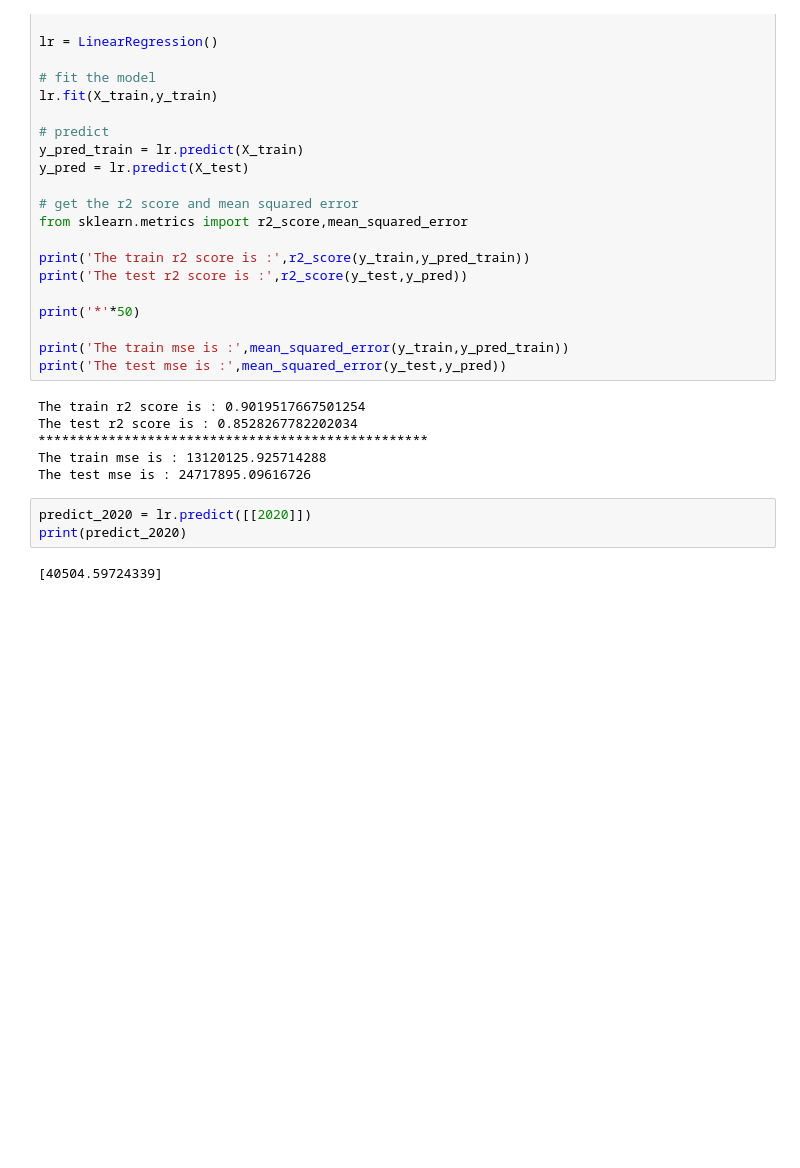
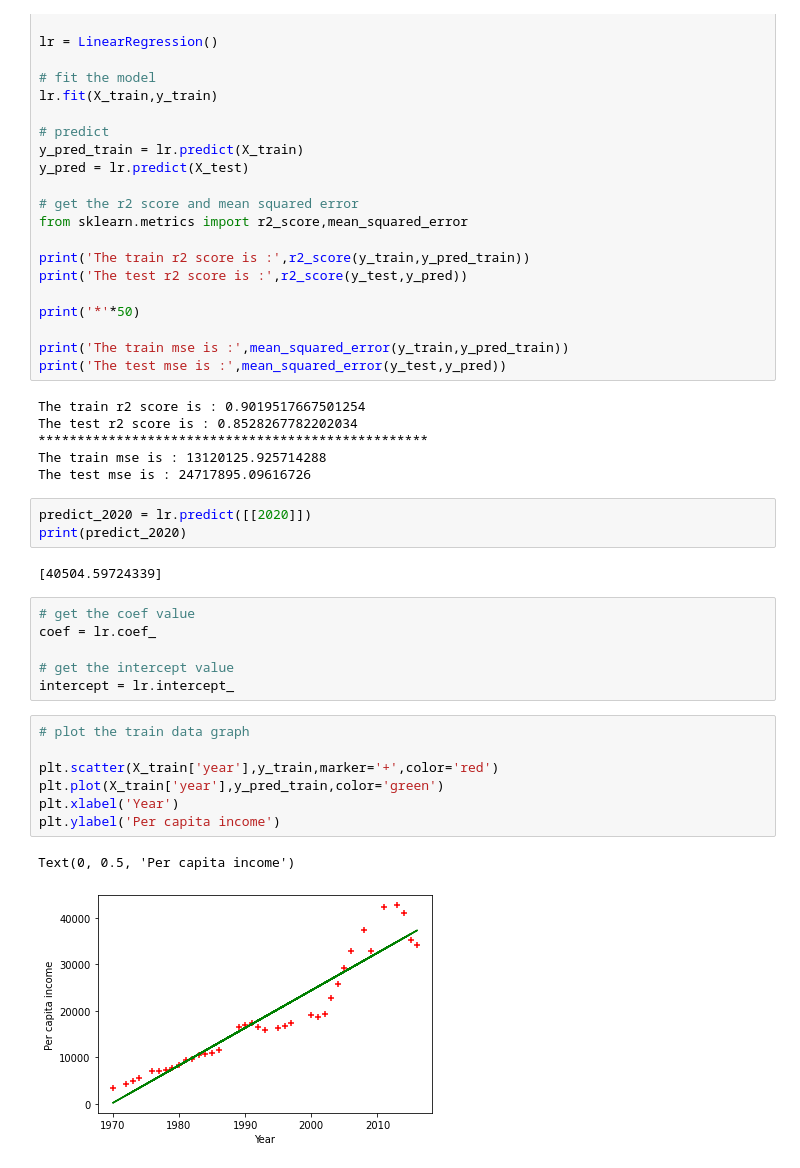
Before and after one commit to himanshuarora1703/codebasics-ML-exercise, a Jupyter notebook: Linear Regression/Linear_Regression_exercise.ipynb, the cells around one changed output. Saved outputs shown, nothing was run; the diff lists cells and outputs as text; blank space fills up the shorter version.

```diff
--- a/Linear Regression/Linear_Regression_exercise.ipynb
+++ b/Linear Regression/Linear_Regression_exercise.ipynb
@@ -90,3 +90,19 @@ predict_2020 = lr.predict([[2020]])
 print(predict_2020)
 # %% [output]
 [40504.59724339]
+# %%
+# get the coef value
+coef = lr.coef_
+
+# get the intercept value
+intercept = lr.intercept_
+# %%
+# plot the train data graph
+
+plt.scatter(X_train['year'],y_train,marker='+',color='red')
+plt.plot(X_train['year'],y_pred_train,color='green')
+plt.xlabel('Year')
+plt.ylabel('Per capita income')
+# %% [output]
+Text(0, 0.5, 'Per capita income')
+[figure, added]
```
Also changed, not shown: parts of 1 cell of this notebook.
